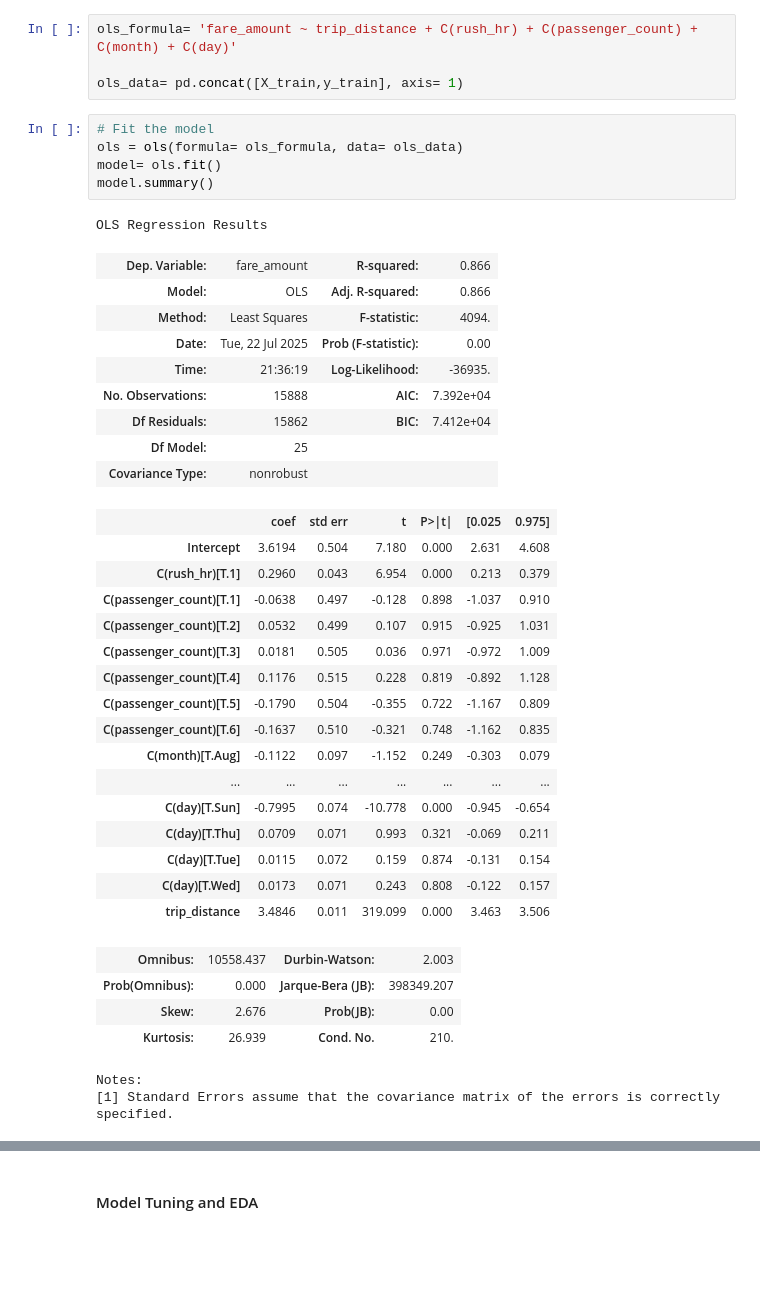
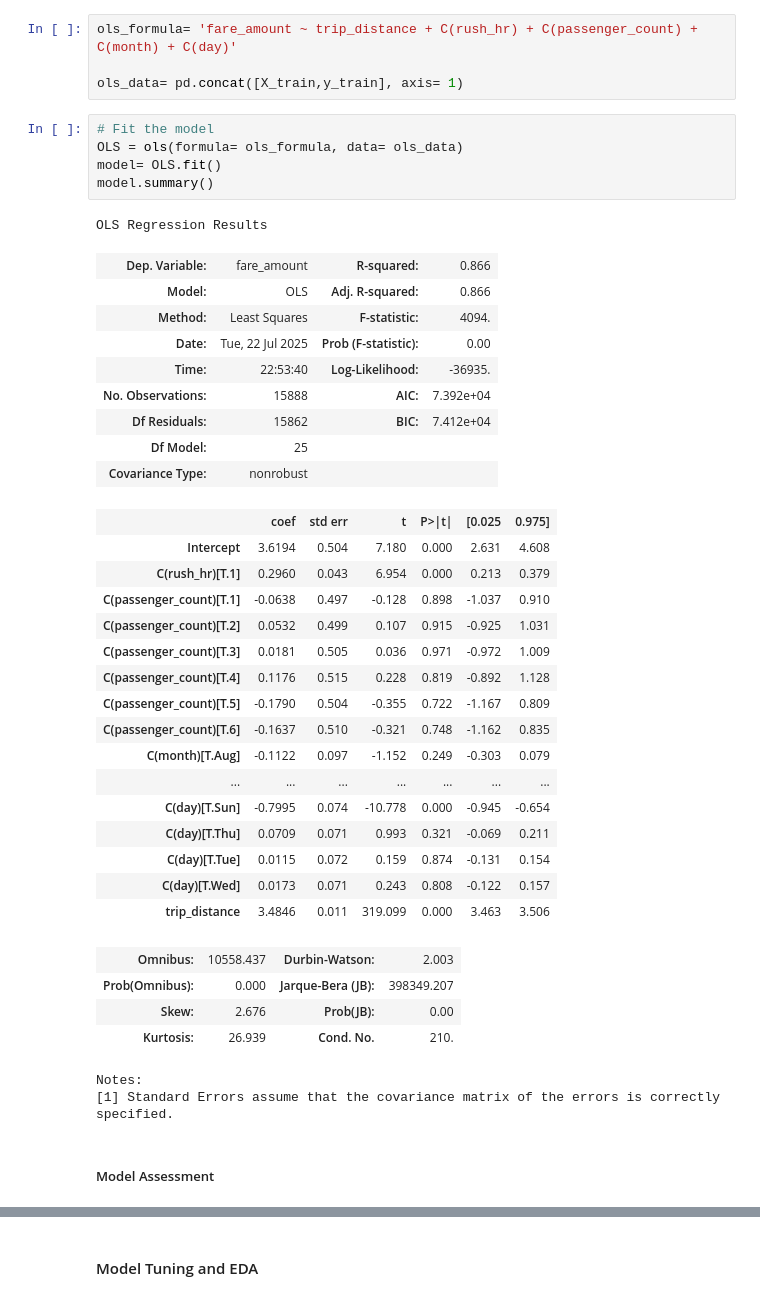
Before and after one commit to traha-89/Portafoglio, a Jupyter notebook: NYC Taxi Fare Prediction/NYC_MLRprediction.ipynb, the cells around one changed output, grey strips where cells are left out. Saved outputs shown, nothing was run; the diff lists cells and outputs as text; blank space fills up the shorter version.

```diff
--- a/NYC Taxi Fare Prediction/NYC_MLRprediction.ipynb
+++ b/NYC Taxi Fare Prediction/NYC_MLRprediction.ipynb
@@ -859,16 +859,16 @@ ols_formula= 'fare_amount ~ trip_distance + C(rush_hr) + C(passenger_count) + C(
 ols_data= pd.concat([X_train,y_train], axis= 1)
 # %%
 # Fit the model
-ols = ols(formula= ols_formula, data= ols_data)
-model= ols.fit()
+OLS = ols(formula= ols_formula, data= ols_data)
+model= OLS.fit()
 model.summary()
 # %% [output]
 OLS Regression Results
 | Dep. Variable: | fare_amount | R-squared: | 0.866 |
 | Model: | OLS | Adj. R-squared: | 0.866 |
 | Method: | Least Squares | F-statistic: | 4094. |
 | Date: | Tue, 22 Jul 2025 | Prob (F-statistic): | 0.00 |
-| Time: | 21:36:19 | Log-Likelihood: | -36935. |
+| Time: | 22:53:40 | Log-Likelihood: | -36935. |
 | No. Observations: | 15888 | AIC: | 7.392e+04 |
 | Df Residuals: | 15862 | BIC: | 7.412e+04 |
 | Df Model: | 25 |  |  |
@@ -895,5 +895,7 @@ OLS Regression Results
 | Kurtosis: | 26.939 | Cond. No. | 210. |
 Notes:
 [1] Standard Errors assume that the covariance matrix of the errors is correctly specified.
+# %% [markdown]
+##### Model Assessment
 # %% [markdown]
 Observations:
```
Also changed, not shown: parts of 23 cells of this notebook.
